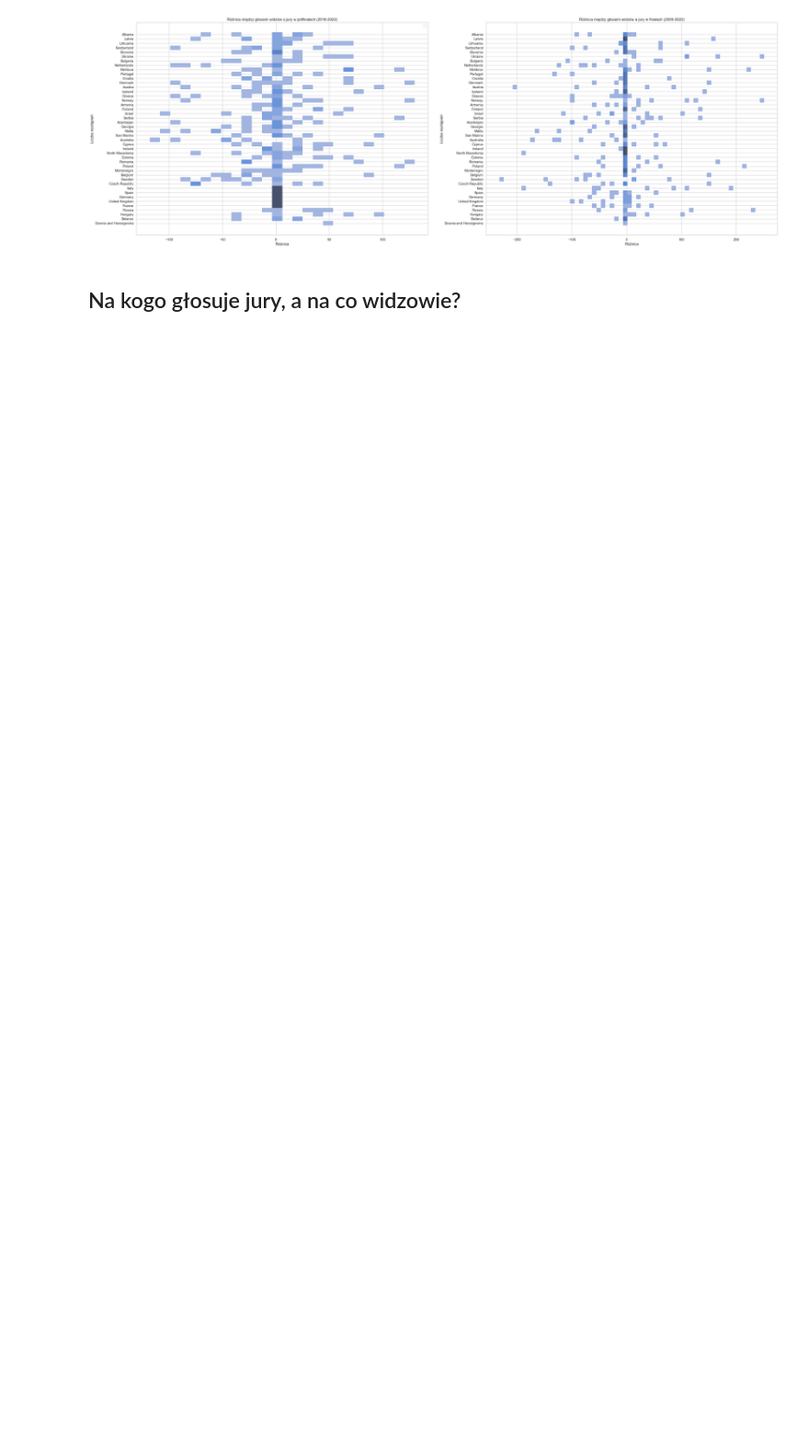
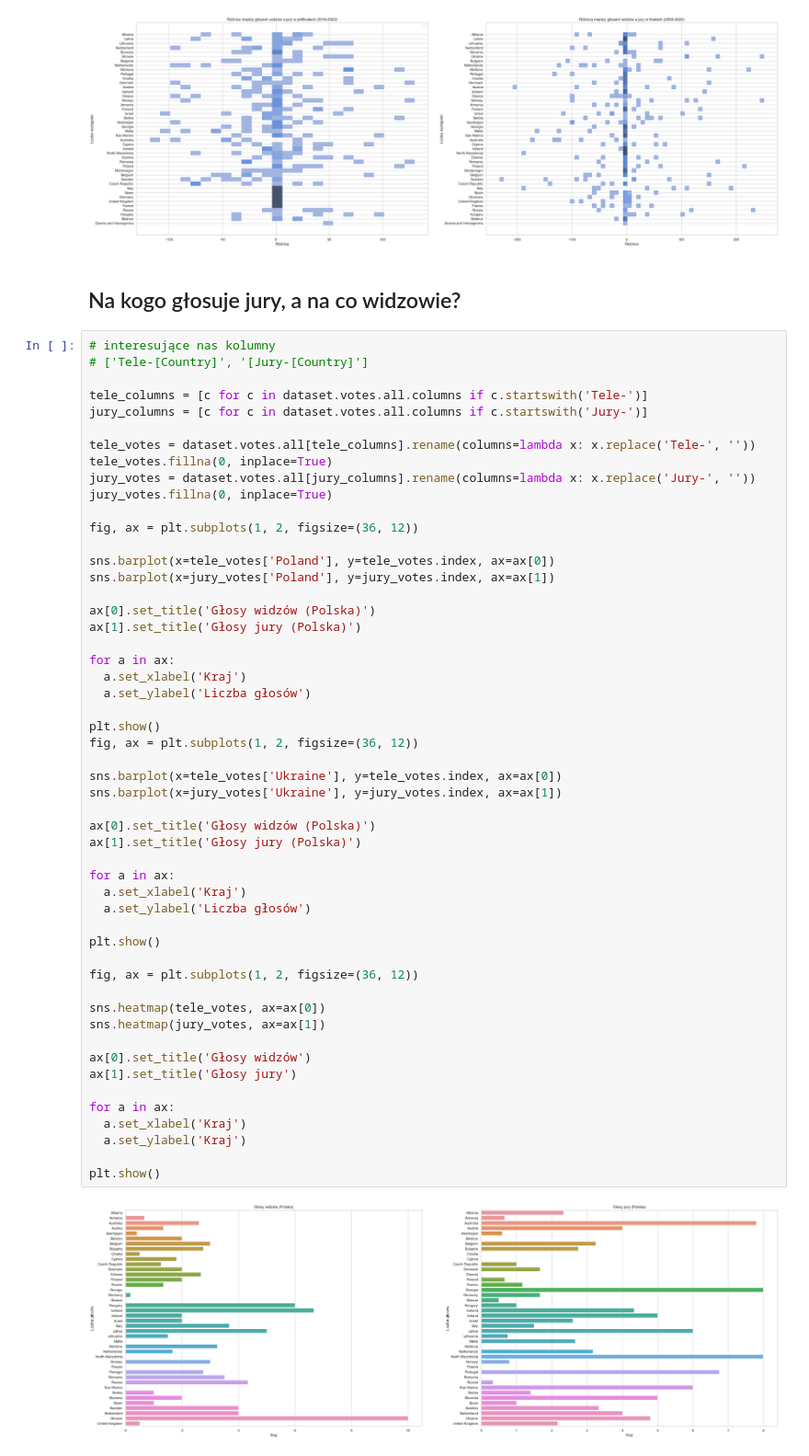
Before and after one commit to Mimikkk/study-master-2023-sus, a Jupyter notebook: project-eurovision/raport.ipynb, the cells around one changed output. Shown at 92% size. Cells and saved outputs as stored; diff of their text form; blank space fills up the shorter version.

```diff
--- a/project-eurovision/raport.ipynb
+++ b/project-eurovision/raport.ipynb
@@ -155,3 +149,57 @@ plt.show()
 [figure]
 # %% [markdown]
 ## Na kogo głosuje jury, a na co widzowie?
+# %%
+# interesujące nas kolumny
+# ['Tele-[Country]', '[Jury-[Country]']
+
+tele_columns = [c for c in dataset.votes.all.columns if c.startswith('Tele-')]
+jury_columns = [c for c in dataset.votes.all.columns if c.startswith('Jury-')]
+
+tele_votes = dataset.votes.all[tele_columns].rename(columns=lambda x: x.replace('Tele-', ''))
+tele_votes.fillna(0, inplace=True)
+jury_votes = dataset.votes.all[jury_columns].rename(columns=lambda x: x.replace('Jury-', ''))
+jury_votes.fillna(0, inplace=True)
+
+fig, ax = plt.subplots(1, 2, figsize=(36, 12))
+
+sns.barplot(x=tele_votes['Poland'], y=tele_votes.index, ax=ax[0])
+sns.barplot(x=jury_votes['Poland'], y=jury_votes.index, ax=ax[1])
+
+ax[0].set_title('Głosy widzów (Polska)')
+ax[1].set_title('Głosy jury (Polska)')
+
+for a in ax:
+  a.set_xlabel('Kraj')
+  a.set_ylabel('Liczba głosów')
+
+plt.show()
+fig, ax = plt.subplots(1, 2, figsize=(36, 12))
+
+sns.barplot(x=tele_votes['Ukraine'], y=tele_votes.index, ax=ax[0])
+sns.barplot(x=jury_votes['Ukraine'], y=jury_votes.index, ax=ax[1])
+
+ax[0].set_title('Głosy widzów (Polska)')
+ax[1].set_title('Głosy jury (Polska)')
+
+for a in ax:
+  a.set_xlabel('Kraj')
+  a.set_ylabel('Liczba głosów')
+
+plt.show()
+
+fig, ax = plt.subplots(1, 2, figsize=(36, 12))
+
+sns.heatmap(tele_votes, ax=ax[0])
+sns.heatmap(jury_votes, ax=ax[1])
+
+ax[0].set_title('Głosy widzów')
+ax[1].set_title('Głosy jury')
+
+for a in ax:
+  a.set_xlabel('Kraj')
+  a.set_ylabel('Kraj')
+
+plt.show()
+# %% [output]
+[figure, added]
```
Also changed, not shown: parts of 11 cells of this notebook, 2 other files.
